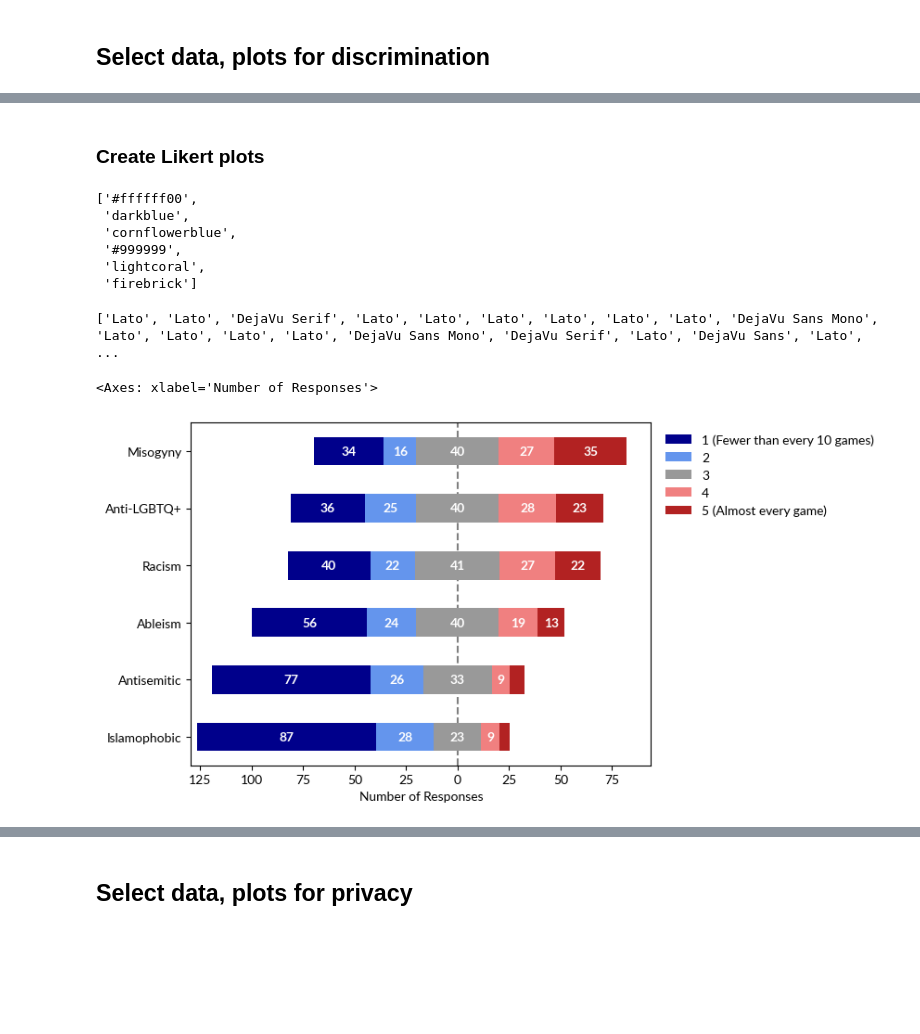
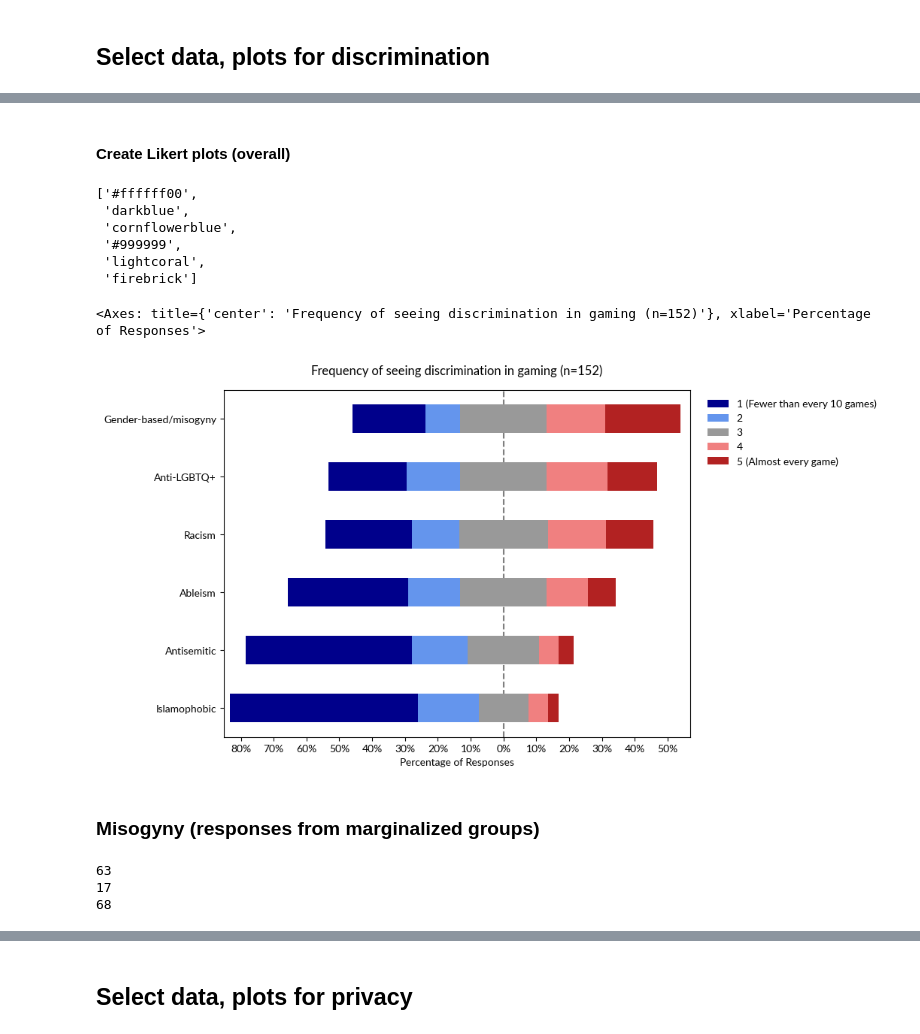
Before and after one commit to michaelmilleryoder/gaming_voice_chat, a Jupyter notebook: jupyter/tekko_survey.ipynb, the cells around one changed output, grey strips where cells are left out. Drawn from its saved outputs; the diff is of its cells as text; code cells hidden in the pictures; blank space fills up the shorter version.

```diff
--- a/jupyter/tekko_survey.ipynb
+++ b/jupyter/tekko_survey.ipynb
@@ -56,7 +58,7 @@ memory usage: 8.3+ KB
 | 26 | Fewer than every 10 games 1 | 2 | 2 | 2 | ... |
 | 27 | 2 | 4 | 2 | Fewer than every 10 games 1 | ... |
 # %%
-discrimination_responses.columns = ['ableism', 'anti_lgbtq', 'anti_jewish', 'anti_muslim', 'misogyny', 'racism']
+discrimination_responses.columns = ['ableism', 'anti_lgbtq', 'anti_jewish', 'anti_muslim', 'gender_misogyny', 'racism']
 # discrimination_responses = discrimination_responses.replace('Fewer than every 10 games 1', 1).replace('Almost every game5', 5).astype(str)
 discrimination_responses = discrimination_responses.replace('Fewer than every 10 games 1', '1 (Fewer than every 10 games)').replace('Almost every game5', '5 (Almost every game)').astype(str)
 discrimination_responses.head()
@@ -86,8 +72,8 @@ memory usage: 8.3+ KB
 # %%
 # Reorder based on future plots, change labels
-cols_reordered = ['misogyny', 'anti_lgbtq', 'racism', 'ableism', 'anti_jewish', 'anti_muslim']
+cols_reordered = ['gender_misogyny', 'anti_lgbtq', 'racism', 'ableism', 'anti_jewish', 'anti_muslim']
 cols_rename = {
-    'misogyny': 'Misogyny',
+    'gender_misogyny': 'Gender-based/misogyny',
     'anti_lgbtq': 'Anti-LGBTQ+',
     'racism': 'Racism',
     'ableism': 'Ableism',
@@ -96,7 +82,7 @@ cols_rename = {
 }
 discrimination_responses = discrimination_responses[cols_reordered].rename(columns=cols_rename)
 # %% [markdown]
-### Create Likert plots
+#### Create Likert plots (overall)
 # %%
 import plot_likert
 
@@ -113,25 +99,32 @@ reversed_likert5
  '#999999',
  'lightcoral',
  'firebrick']
-# %%
-# Find out which fonts are available
-
-import matplotlib.font_manager
-flist = matplotlib.font_manager.findSystemFonts()
-names = [matplotlib.font_manager.FontProperties(fname=fname).get_name() for fname in flist]
-print(names)
-# %% [output]
-['Lato', 'Lato', 'DejaVu Serif', 'Lato', 'Lato', 'Lato', 'Lato', 'Lato', 'Lato', 'DejaVu Sans Mono', 'Lato', 'Lato', 'Lato', 'Lato', 'DejaVu Sans Mono', 'DejaVu Serif', 'Lato', 'DejaVu Sans', 'Lato',  ...
 # %%
 import plot_likert
 import matplotlib.pyplot as plt
 
 font = {'family': ['Lato']}
 plt.rc('font', **font)
-scale = sorted(discrimination_responses['Misogyny'].unique())
-plot = plot_likert.plot_likert(discrimination_responses, scale, colors=reversed_likert5, bar_labels=True, bar_labels_color='white')
-plot.legend(loc='upper right', bbox_to_anchor=(1.51, 1), frameon=False)
+scale = sorted(discrimination_responses['Gender-based/misogyny'].unique())
+# plot = plot_likert.plot_likert(discrimination_responses, scale, colors=reversed_likert5, bar_labels=True, bar_labels_color='white', width=.5, figsize=(8,6))
+plot = plot_likert.plot_likert(discrimination_responses, scale, colors=reversed_likert5, plot_percentage=True, width=.5, figsize=(8,6))
+plot.legend(loc='upper right', bbox_to_anchor=(1.42, 1), frameon=False)
+plot.set_title("Frequency of seeing discrimination in gaming (n=152)", pad=15)
 plot
 # %% [output]
-<Axes: xlabel='Number of Responses'>
+<Axes: title={'center': 'Frequency of seeing discrimination in gaming (n=152)'}, xlabel='Percentage of Responses'>
-[figure, old version]
+[figure, new version]
+# %% [markdown]
+### Misogyny (responses from marginalized groups)
+# %%
+# For gender-based discrimination
+female_responses = responses[responses['What is your gender? - Selected Choice'].isin(['Female'])]
+nonbinary_responses = responses[responses['What is your gender? - Selected Choice'].isin(['Non-binary / third gender', 'Prefer to self-describe'])]
+male_responses = responses[responses['What is your gender? - Selected Choice'].isin(['Male'])]
+print(len(female_responses))
+print(len(nonbinary_responses))
+print(len(male_responses))
+# %% [output]
+63
+17
+68
```
Also changed, not shown: parts of 21 cells of this notebook.
